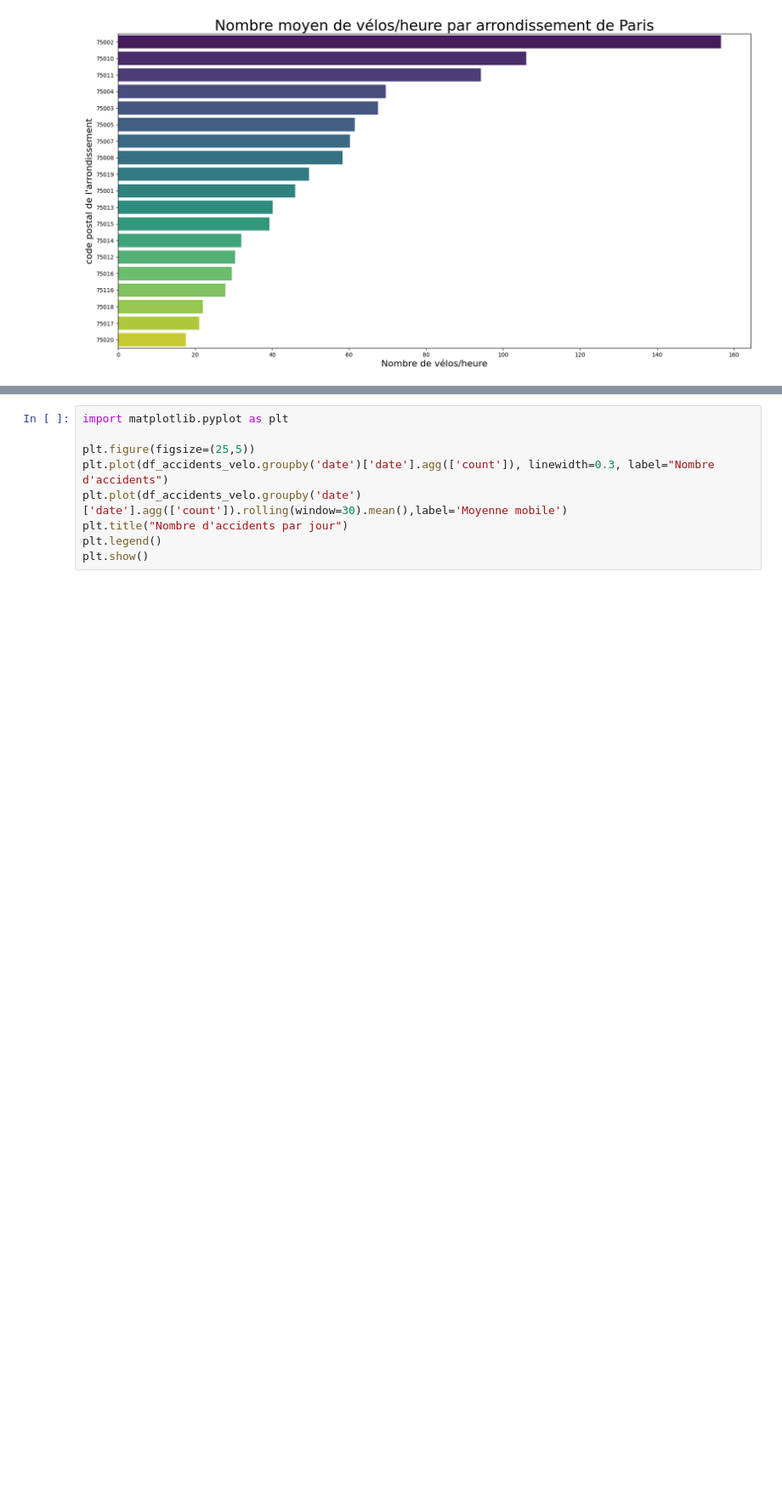
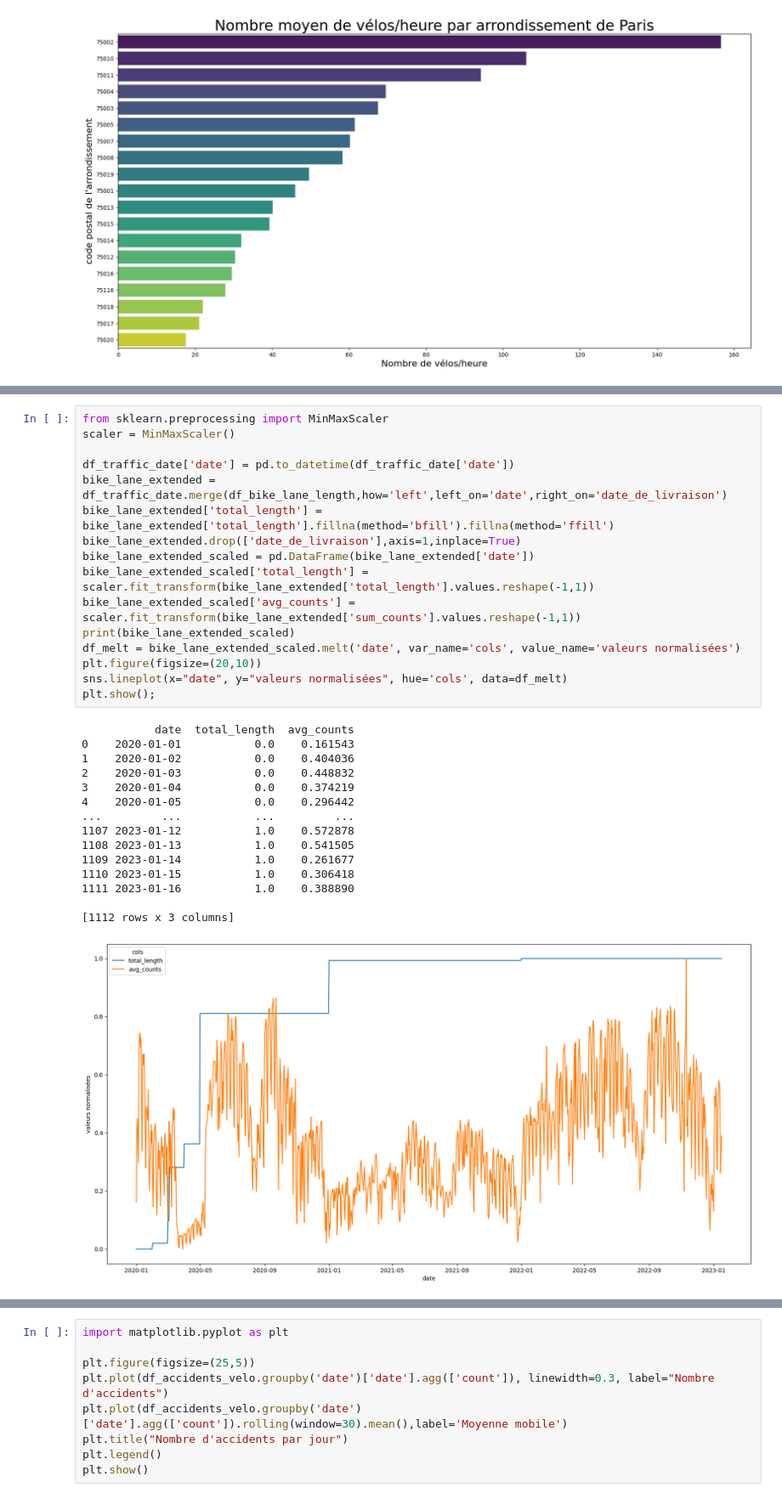
Before and after one commit to gauthgoth/Challenge---Etudes-de-Cas, a Jupyter notebook: dataviz.ipynb, the cells around one changed output, grey strips where cells are left out. Shown at 85% size. Saved outputs shown, nothing was run; the diff lists cells and outputs as text; blank space fills up the shorter version.

```diff
--- a/dataviz.ipynb
+++ b/dataviz.ipynb
@@ -339,0 +378,32 @@ plt.show();
+# %%
+from sklearn.preprocessing import MinMaxScaler
+scaler = MinMaxScaler()
+
+df_traffic_date['date'] = pd.to_datetime(df_traffic_date['date'])
+bike_lane_extended = df_traffic_date.merge(df_bike_lane_length,how='left',left_on='date',right_on='date_de_livraison')
+bike_lane_extended['total_length'] = bike_lane_extended['total_length'].fillna(method='bfill').fillna(method='ffill')
+bike_lane_extended.drop(['date_de_livraison'],axis=1,inplace=True)
+bike_lane_extended_scaled = pd.DataFrame(bike_lane_extended['date'])
+bike_lane_extended_scaled['total_length'] = scaler.fit_transform(bike_lane_extended['total_length'].values.reshape(-1,1))
+bike_lane_extended_scaled['avg_counts'] = scaler.fit_transform(bike_lane_extended['sum_counts'].values.reshape(-1,1))
+print(bike_lane_extended_scaled)
+df_melt = bike_lane_extended_scaled.melt('date', var_name='cols', value_name='valeurs normalisées')
+plt.figure(figsize=(20,10))
+sns.lineplot(x="date", y="valeurs normalisées", hue='cols', data=df_melt)
+plt.show();
+# %% [output]
+           date  total_length  avg_counts
+0    2020-01-01           0.0    0.161543
+1    2020-01-02           0.0    0.404036
+2    2020-01-03           0.0    0.448832
+3    2020-01-04           0.0    0.374219
+4    2020-01-05           0.0    0.296442
+...         ...           ...         ...
+1107 2023-01-12           1.0    0.572878
+1108 2023-01-13           1.0    0.541505
+1109 2023-01-14           1.0    0.261677
+1110 2023-01-15           1.0    0.306418
+1111 2023-01-16           1.0    0.388890
+
+[1112 rows x 3 columns]
+[figure, added]
```
Also changed, not shown: parts of 16 cells of this notebook, 3 other files.
